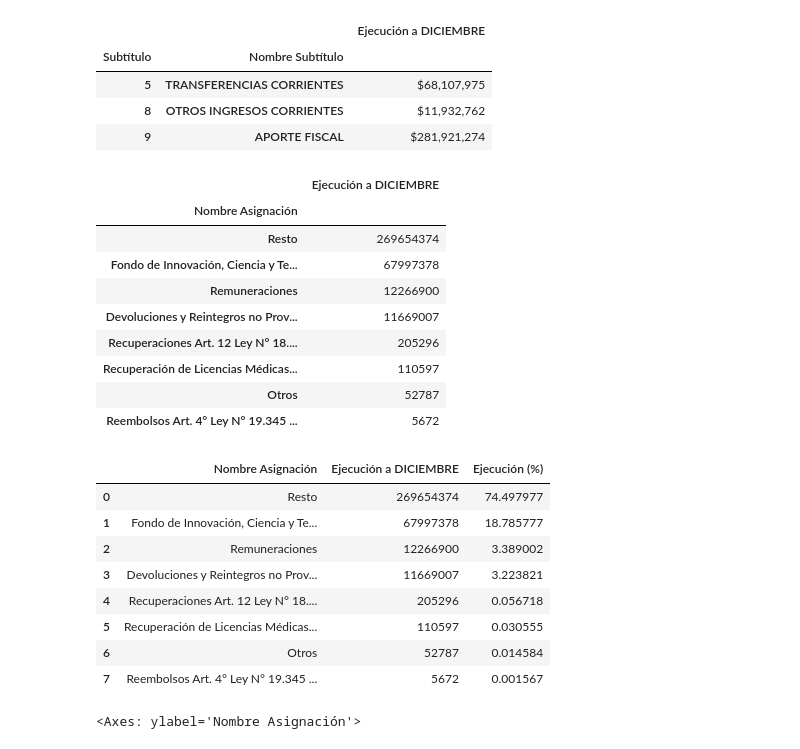
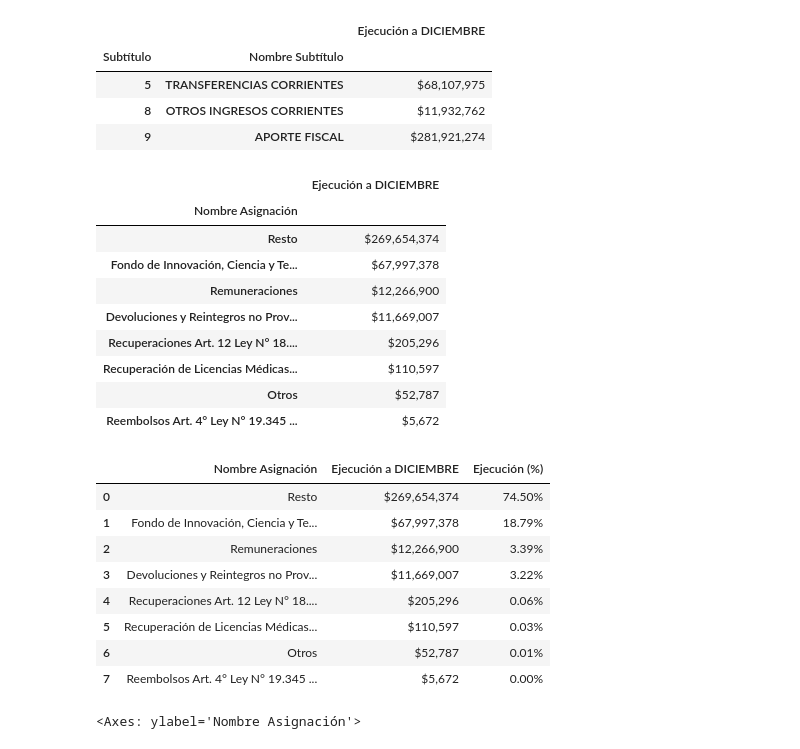
Before and after one commit to alvafox/capacitaciones-2022, a Jupyter notebook: Sesión_3_Ejecución_presupuestaria_del_Gobierno_Central_(DICIEMBRE_2022).ipynb, the cells around one changed output. Saved outputs shown, nothing was run; the diff lists cells and outputs as text; code cells hidden in the pictures.

```diff
--- a/Sesión_3_Ejecución_presupuestaria_del_Gobierno_Central_(DICIEMBRE_2022).ipynb
+++ b/Sesión_3_Ejecución_presupuestaria_del_Gobierno_Central_(DICIEMBRE_2022).ipynb
@@ -515,33 +515,33 @@ df_anid_ingresos.groupby(["Subtítulo","Nombre Subtítulo"])["Ejecución a "+ ME
 # %%
 function_dictionary = {'Ejecución a '+ MES:'sum'}
 grafico_ingresos = df_anid_ingresos.groupby(["Nombre Asignación"]).aggregate(function_dictionary).sort_values(by=['Ejecución a '+ MES], ascending=False)
-grafico_ingresos
+grafico_ingresos.style.background_gradient(cmap= 'YlOrRd', subset= ["Ejecución a "+ MES]).format({"Ejecución a "+ MES: '${:,.0f}'})
 # %% [output]
 |  | Ejecución a DICIEMBRE |
 | Nombre Asignación |  |
-| Resto | 269654374 |
-| Fondo de Innovación, Ciencia y Te... | 67997378 |
-| Remuneraciones | 12266900 |
-| Devoluciones y Reintegros no Prov... | 11669007 |
-| Recuperaciones Art. 12 Ley N° 18.... | 205296 |
-| Recuperación de Licencias Médicas... | 110597 |
-| Otros | 52787 |
-| Reembolsos Art. 4° Ley N° 19.345 ... | 5672 |
+| Resto | $269,654,374 |
+| Fondo de Innovación, Ciencia y Te... | $67,997,378 |
+| Remuneraciones | $12,266,900 |
+| Devoluciones y Reintegros no Prov... | $11,669,007 |
+| Recuperaciones Art. 12 Ley N° 18.... | $205,296 |
+| Recuperación de Licencias Médicas... | $110,597 |
+| Otros | $52,787 |
+| Reembolsos Art. 4° Ley N° 19.345 ... | $5,672 |
 # %%
 grafico_ingresos = grafico_ingresos.reset_index()
 grafico_ingresos["Ejecución (%)"] = grafico_ingresos["Ejecución a "+ MES]/grafico_ingresos["Ejecución a "+ MES].sum()*100
 #grafico_ingresos["Ejecución a "+ MES] = grafico_ingresos["Ejecución a "+ MES]
-grafico_ingresos
+grafico_ingresos.style.background_gradient(cmap= 'YlOrRd', subset= ["Ejecución a "+ MES, "Ejecución (%)"]).format({"Ejecución a "+ MES: '${:,.0f}', "Ejecución (%)":'{:.2f}%'})
 # %% [output]
 |  | Nombre Asignación | Ejecución a DICIEMBRE | Ejecución (%) |
-| 0 | Resto | 269654374 | 74.497977 |
-| 1 | Fondo de Innovación, Ciencia y Te... | 67997378 | 18.785777 |
-| 2 | Remuneraciones | 12266900 | 3.389002 |
-| 3 | Devoluciones y Reintegros no Prov... | 11669007 | 3.223821 |
-| 4 | Recuperaciones Art. 12 Ley N° 18.... | 205296 | 0.056718 |
-| 5 | Recuperación de Licencias Médicas... | 110597 | 0.030555 |
-| 6 | Otros | 52787 | 0.014584 |
-| 7 | Reembolsos Art. 4° Ley N° 19.345 ... | 5672 | 0.001567 |
+| 0 | Resto | $269,654,374 | 74.50% |
+| 1 | Fondo de Innovación, Ciencia y Te... | $67,997,378 | 18.79% |
+| 2 | Remuneraciones | $12,266,900 | 3.39% |
+| 3 | Devoluciones y Reintegros no Prov... | $11,669,007 | 3.22% |
+| 4 | Recuperaciones Art. 12 Ley N° 18.... | $205,296 | 0.06% |
+| 5 | Recuperación de Licencias Médicas... | $110,597 | 0.03% |
+| 6 | Otros | $52,787 | 0.01% |
+| 7 | Reembolsos Art. 4° Ley N° 19.345 ... | $5,672 | 0.00% |
 # %%
 grafico_ingresos.sort_values(by=['Ejecución a ' + MES], ascending=True).plot.barh('Nombre Asignación',	'Ejecución (%)', figsize=(10, 5), facecolor='#1f77b4', edgecolor='k', alpha=0.6)
 # %% [output]
```
Also changed, not shown: parts of 6 cells of this notebook.
